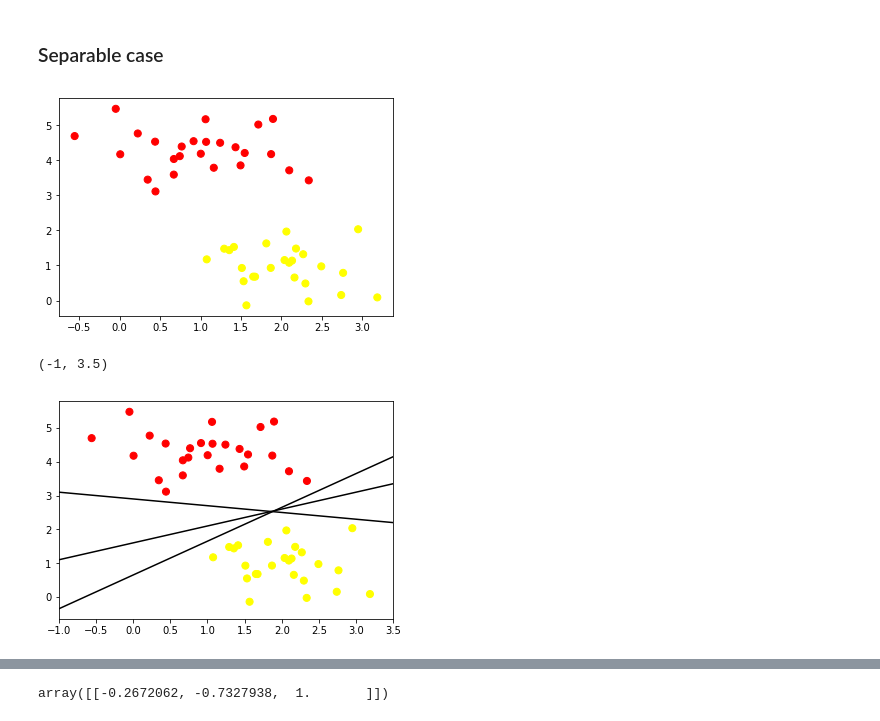
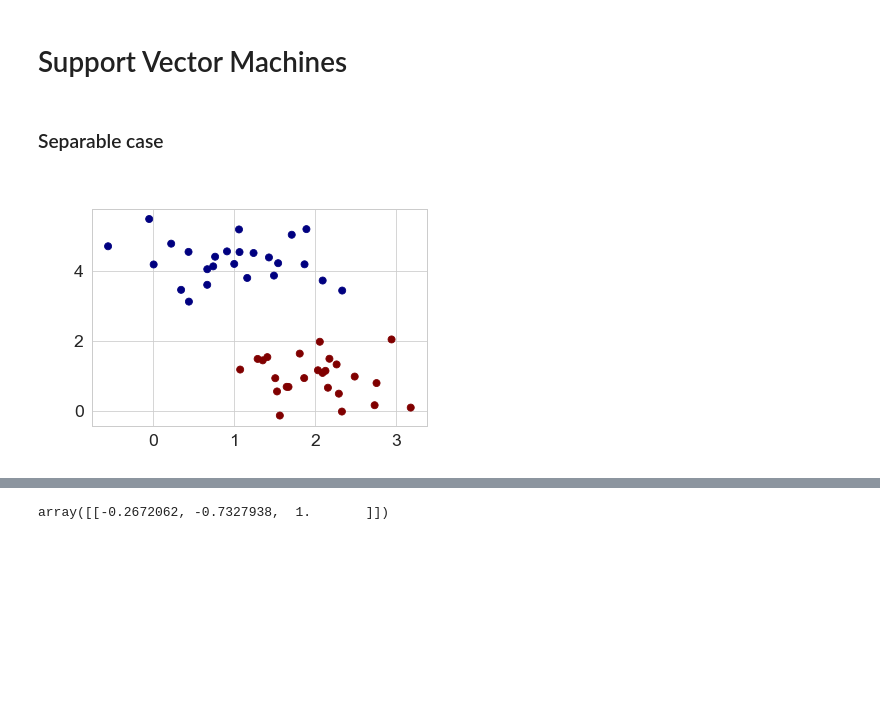
Before and after one commit to ubdsgroup/mlcourse-ub-notebooks, a Jupyter notebook: notebooks/SupportVectorMachines.ipynb, the cells around one changed output, grey strips where cells are left out. Saved outputs shown, nothing was run; the diff lists cells and outputs as text; code cells hidden in the pictures; blank space fills up the shorter version.

```diff
--- a/notebooks/SupportVectorMachines.ipynb
+++ b/notebooks/SupportVectorMachines.ipynb
@@ -7 +7,7 @@ from sklearn.datasets import make_blobs
 %matplotlib inline
+# %%
+import seaborn as sns
+sns.set(color_codes=True)
+sns.set_style('whitegrid')
+sns.set_context('paper',font_scale=2)
+%config InlineBackend.print_figure_kwargs = {'bbox_inches':None}
@@ -8,20 +152,13 @@ from sklearn.datasets import make_blobs
+# %% [markdown]
+# Support Vector Machines
 # %% [markdown]
 ### Separable case
 # %%
 #checking margins
 from sklearn.datasets.samples_generator import make_blobs
 X, y = make_blobs(n_samples=50, centers=2,
                   random_state=0, cluster_std=0.60)
-plt.scatter(X[:, 0], X[:, 1], c=y, s=50, cmap='autumn');
+y[y==0] = -1
+plt.scatter(X[:, 0], X[:, 1], c=y, s=50, cmap='jet');
 # %% [output]
-[figure, old version]
+[figure, new version]
-# %%
-xfit = np.linspace(-1, 3.5)
-plt.scatter(X[:, 0], X[:, 1], c=y, s=50, cmap='autumn')
-for m, b in [(1, 0.65), (0.5, 1.6), (-0.2, 2.9)]:
-    plt.plot(xfit, m * xfit + b, '-k')
-
-plt.xlim(-1, 3.5)
-# %% [output]
-(-1, 3.5)
-[figure, removed]
```
Also changed, not shown: parts of 31 cells of this notebook.
